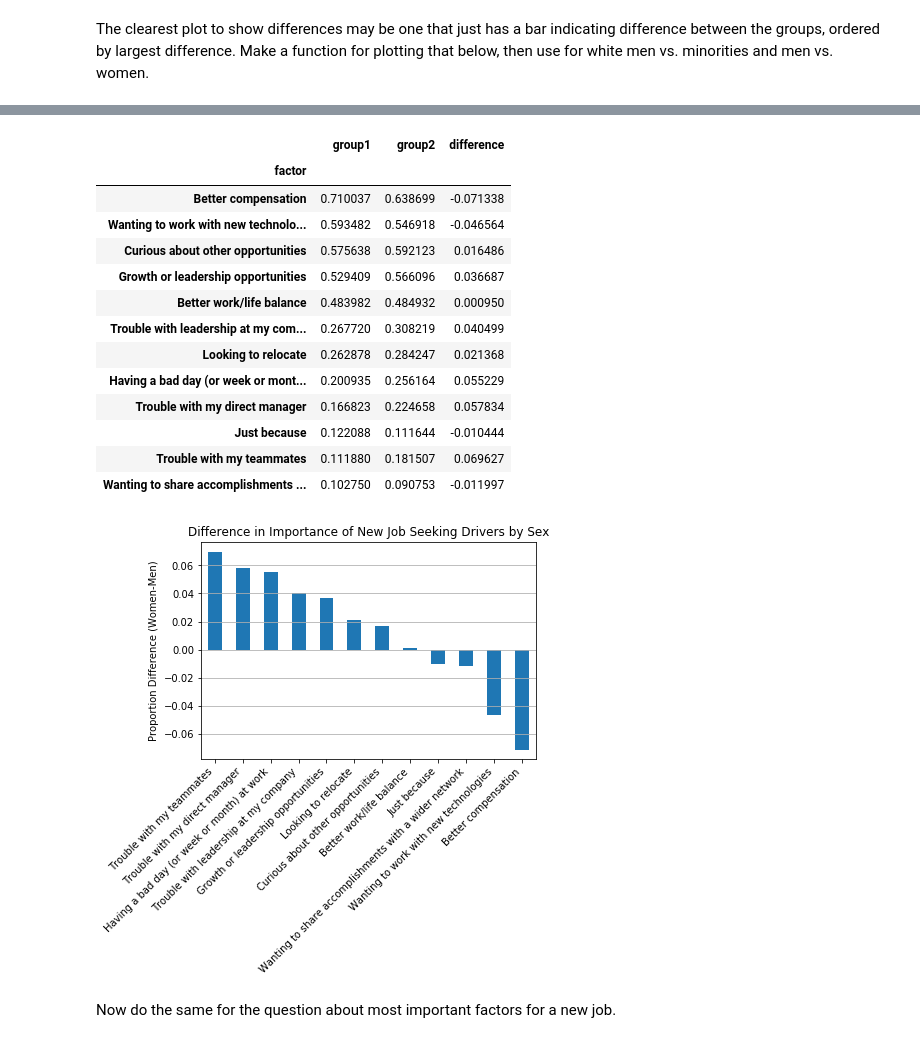
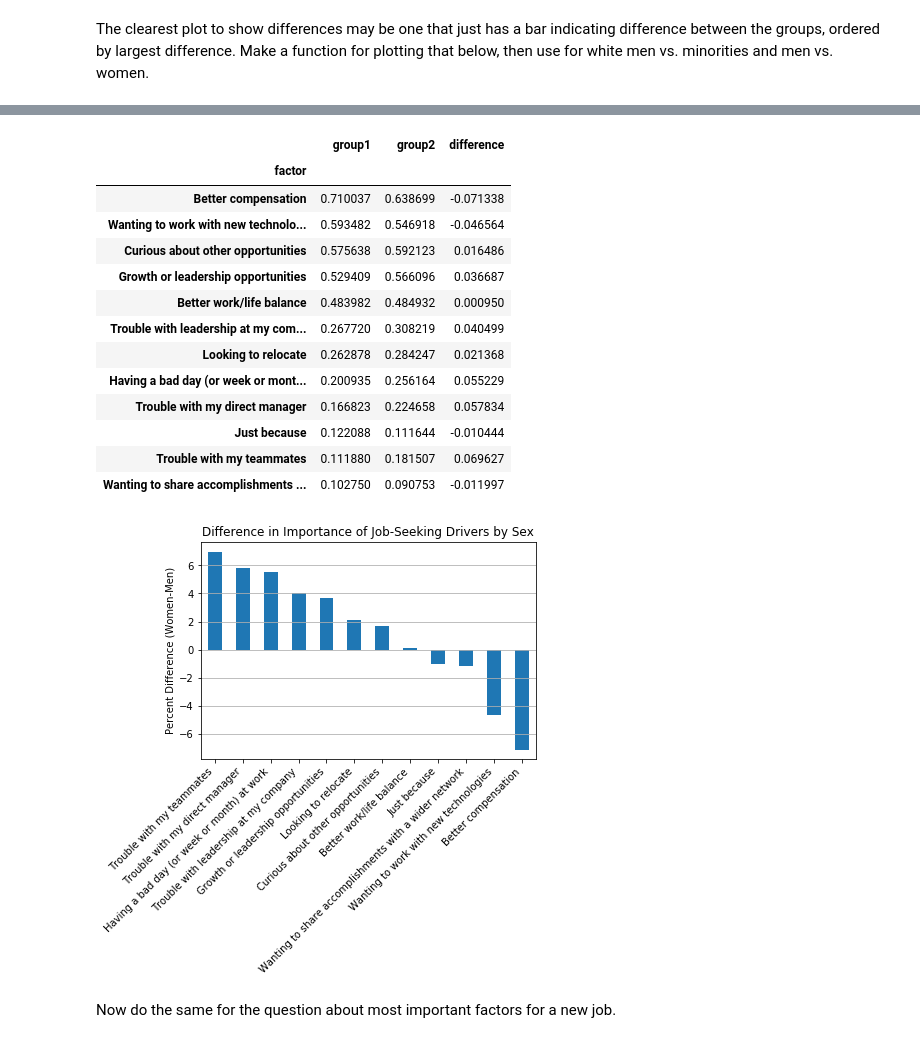
Before and after one commit to dagmaraw/stackoverflow, a Jupyter notebook: Stack_Overflow_Survey.ipynb, the cells around one changed output, grey strips where cells are left out. Drawn from its saved outputs; the diff is of its cells as text; code cells hidden in the pictures.

Commit message:
Modified plot titles and changed y-axes to percentages

```diff
--- a/Stack_Overflow_Survey.ipynb
+++ b/Stack_Overflow_Survey.ipynb
@@ -121,7 +121,7 @@ def total_count(df, col1, col2, look_for): # Copied from helper functions in Les
     new_df.sort_values('count', ascending=False, inplace=True)
     return new_df
 
-def clean_and_plot(df, possible_vals, col_to_clean='NEWJobHunt', title='New Job Seeking Drivers', plot=True): # Copied from Lesson 1, adapted for NEWJobHunt variable
+def clean_and_plot(df, possible_vals, col_to_clean='NEWJobHunt', title='Job-Seeking Drivers', plot=True): # Copied from Lesson 1, adapted for NEWJobHunt variable
     '''
     *Make sure df is clean of NaNs in col_to_clean*
     INPUT
@@ -144,7 +144,7 @@ def clean_and_plot(df, possible_vals, col_to_clean='NEWJobHunt', title='New Job
     study_df.set_index('value', inplace=True)
     if plot:
 #         ax=(study_df/study_df.sum()).plot(kind='bar', legend=None);
-        ax=(study_df/df.shape[0]).plot(kind='bar', legend=None);
+        ax=(study_df/df.shape[0]*100).plot(kind='bar', legend=None);
         plt.title(title);
 #         plt.show()
 #     out_df = study_df/study_df.sum()
@@ -453,7 +453,7 @@ def plot_difference_chart(df1,df2):
     df_drivers_dem
 
     # plot difference
-    ax = df_drivers_dem.difference.sort_values(ascending=False).plot(kind='bar');
+    ax = (df_drivers_dem.difference.sort_values(ascending=False)*100).plot(kind='bar');
     ax.grid(axis='y');
     ax.set_xticklabels(df_drivers_dem.difference.sort_values(ascending=False).index,rotation=45, ha='right');
 
@@ -481,23 +481,23 @@ df_drivers_minority
 # %%
 ax,df_drivers_sex = plot_difference_chart(drivers_df_men,drivers_df_women.loc[drivers_men_order])
-ax.set(xlabel="", ylabel="Proportion Difference (Women-Men)", title="Difference in Importance of New Job Seeking Drivers by Sex");
+ax.set(xlabel="", ylabel="Percent Difference (Women-Men)", title="Difference in Importance of Job-Seeking Drivers by Sex");
 df_drivers_sex
 # %% [output]
 |  | group1 | group2 | difference |
 | factor |  |  |  |
 | Better compensation | 0.710037 | 0.638699 | -0.071338 |
 | Wanting to work with new technolo... | 0.593482 | 0.546918 | -0.046564 |
 | Curious about other opportunities | 0.575638 | 0.592123 | 0.016486 |
 | Growth or leadership opportunities | 0.529409 | 0.566096 | 0.036687 |
 | Better work/life balance | 0.483982 | 0.484932 | 0.000950 |
 | Trouble with leadership at my com... | 0.267720 | 0.308219 | 0.040499 |
 | Looking to relocate | 0.262878 | 0.284247 | 0.021368 |
 | Having a bad day (or week or mont... | 0.200935 | 0.256164 | 0.055229 |
 | Trouble with my direct manager | 0.166823 | 0.224658 | 0.057834 |
 | Just because | 0.122088 | 0.111644 | -0.010444 |
 | Trouble with my teammates | 0.111880 | 0.181507 | 0.069627 |
 | Wanting to share accomplishments ... | 0.102750 | 0.090753 | -0.011997 |
-[figure, old version]
+[figure, new version]
 # %% [markdown]
 Now do the same for the question about most important factors for a new job.
 # %%
```
Also changed, not shown: parts of 8 cells of this notebook.
